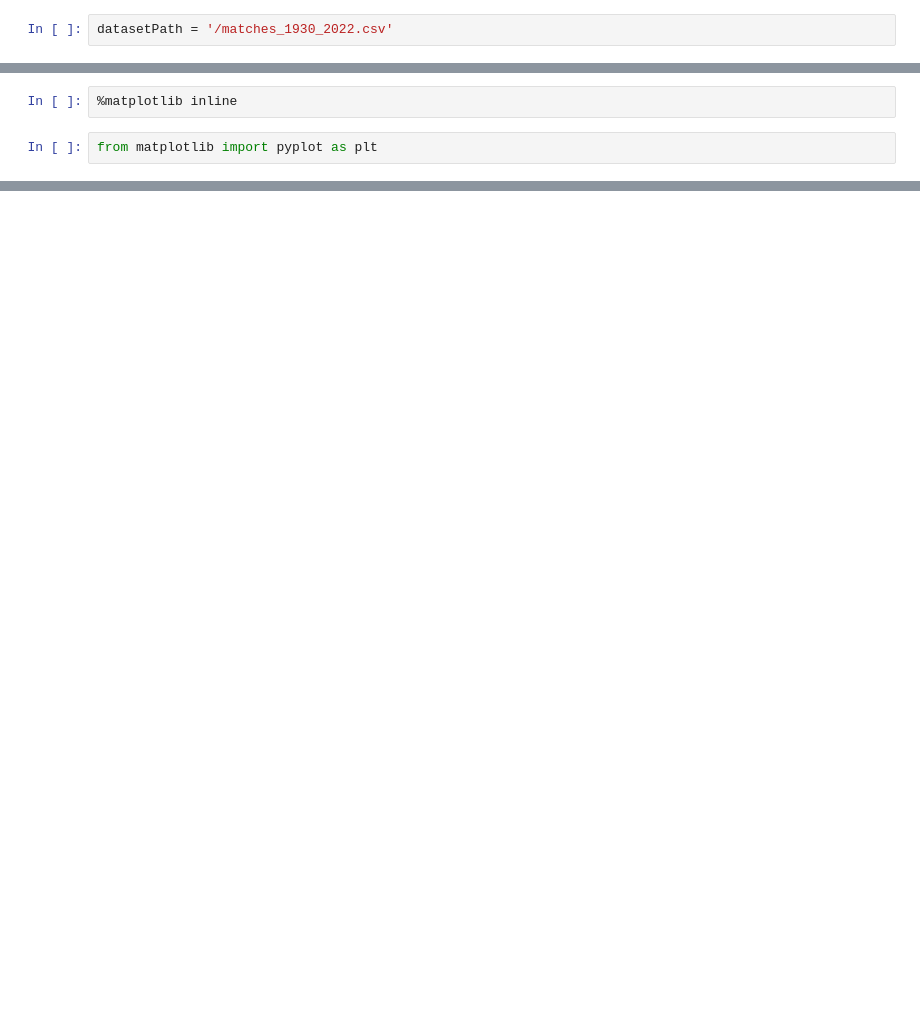
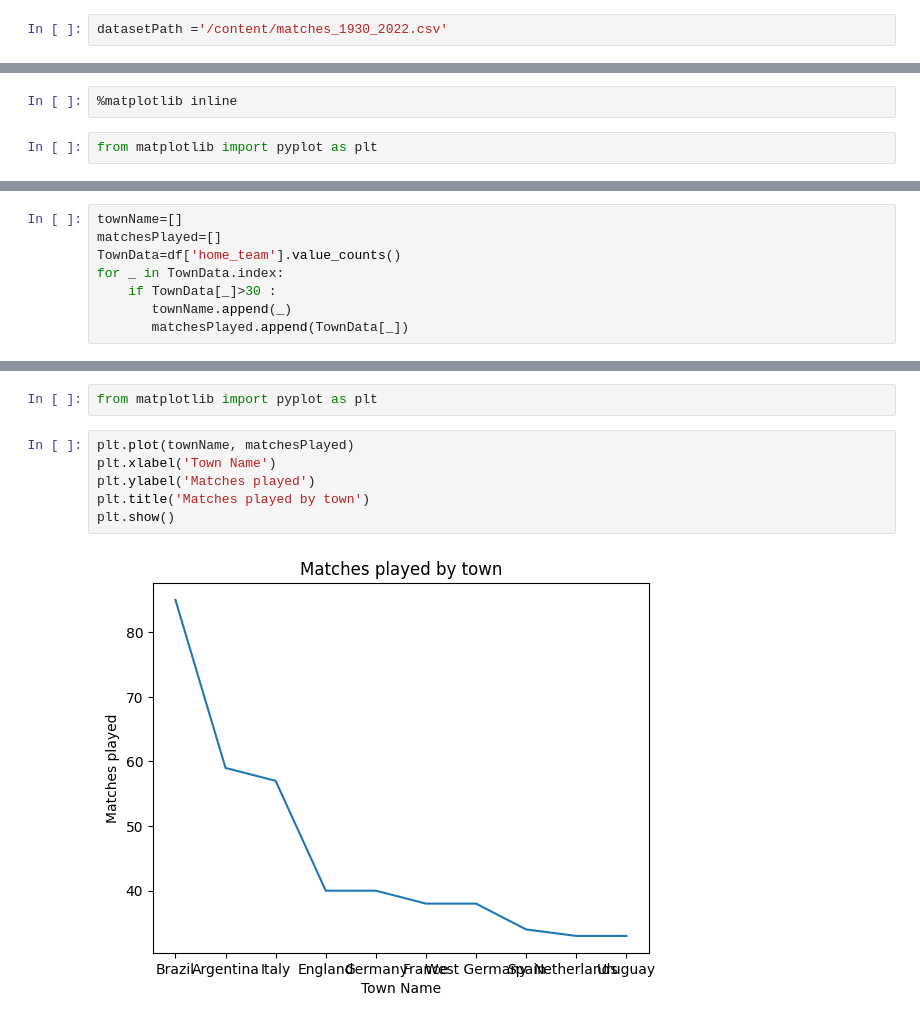
Before and after one commit to uzmanridegree/Python-Basics-Program-, a Jupyter notebook: Data_visualization_using_pandas.ipynb, the cells around one changed output, grey strips where cells are left out. Drawn from its saved outputs; the diff is of its cells as text; blank space fills up the shorter version.

```diff
--- a/Data_visualization_using_pandas.ipynb
+++ b/Data_visualization_using_pandas.ipynb
@@ -11,7 +13,7 @@ Mounted at /content/drive
 # read file from the drive
 import pandas as pd
 # %%
-datasetPath = '/matches_1930_2022.csv'
+datasetPath ='/content/matches_1930_2022.csv'
 # %%
 df = pd.read_csv(datasetPath)
 # %%
@@ -200,0 +255,8 @@ plt.show()
+# %%
+townName=[]
+matchesPlayed=[]
+TownData=df['home_team'].value_counts()
+for _ in TownData.index:
+    if TownData[_]>30 :
+       townName.append(_)
+       matchesPlayed.append(TownData[_])
@@ -200,0 +276,10 @@ plt.show()
+# %%
+from matplotlib import pyplot as plt
+# %%
+plt.plot(townName, matchesPlayed)
+plt.xlabel('Town Name')
+plt.ylabel('Matches played')
+plt.title('Matches played by town')
+plt.show()
+# %% [output]
+[figure, added]
```
Also changed, not shown: parts of 78 cells of this notebook.
